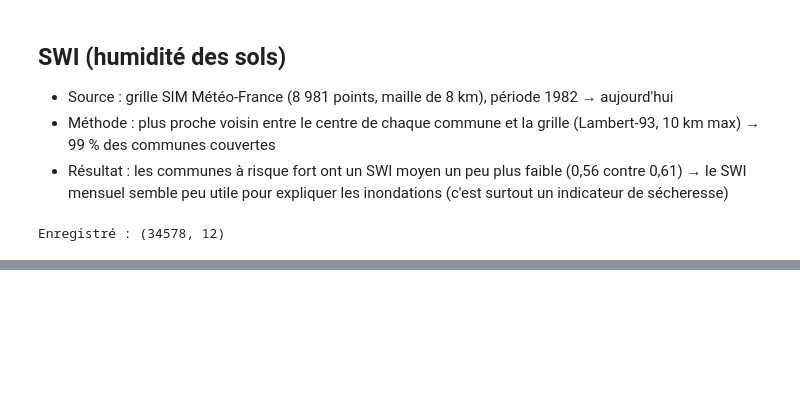
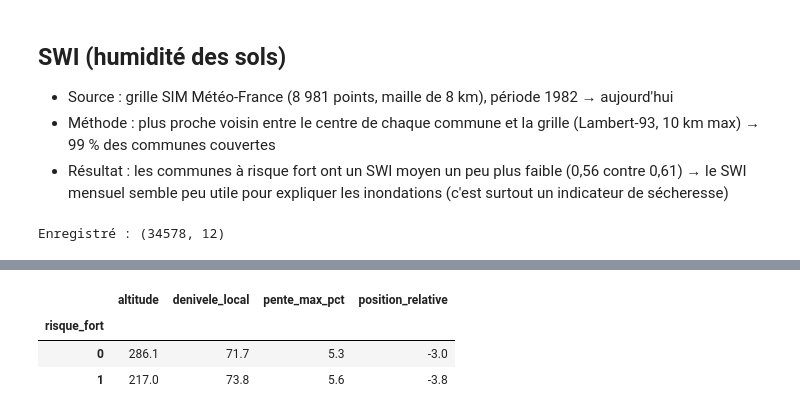
Before and after one commit to Asma-Iam/hydraxai-france, a Jupyter notebook: notebooks/01_exploration_catnat.ipynb, the cells around one changed output, grey strips where cells are left out. Cells and saved outputs as stored; diff of their text form; code cells hidden in the pictures; blank space fills up the shorter version.

Commit message:
Relief IGN (RGE ALTI) : altitude, pente, dénivelé, position relative

```diff
--- a/notebooks/01_exploration_catnat.ipynb
+++ b/notebooks/01_exploration_catnat.ipynb
@@ -322,0 +415,25 @@ Enregistré : (34578, 12)
+# %%
+import os
+
+fichier = "../data/altitudes_points.parquet"
+taille_lot = 200
+
+# Reprendre si un fichier partiel existe déjà
+if os.path.exists(fichier):
+    elev = pd.read_parquet(fichier)["alt"].tolist()
+    print("Reprise à partir de", len(elev))
+else:
+    elev = []
+
+for i in range(len(elev), len(pts_alt), taille_lot):
+    lot = pts_alt.iloc[i:i + taille_lot]
+    elev += altitudes_ign(lot["lat"], lot["lon"])
+    time.sleep(0.3)
+    if (i // taille_lot) % 50 == 0:      # sauvegarde toutes les 50 requêtes
+        pd.DataFrame({"alt": elev}).to_parquet(fichier, index=False)
+        print(f"{len(elev)} / {len(pts_alt)}")
+
+pts_alt["alt"] = elev
+pts_alt.loc[pts_alt["alt"] < -1000, "alt"] = np.nan   # -99999 = pas de donnée (mer)
+pts_alt.to_parquet(fichier, index=False)
+print("Terminé ! Points sans altitude :", pts_alt["alt"].isna().sum())
@@ -322,0 +460,14 @@ Enregistré : (34578, 12)
+# %%
+# Une ligne par commune, une colonne par position (c, n, s, e, o)
+alt = pts_alt.pivot(index="code_commune", columns="pos", values="alt")
+voisins = alt[["n", "s", "e", "o"]]
+
+relief = pd.DataFrame({
+    "altitude": alt["c"],
+    "denivele_local": alt.max(axis=1) - alt.min(axis=1),
+    "pente_max_pct": voisins.sub(alt["c"], axis=0).abs().max(axis=1) / 1000 * 100,
+    "position_relative": alt["c"] - voisins.mean(axis=1),
+}).reset_index()
+
+# Contrôle qualité : les valeurs sont-elles plausibles ?
+print(relief.describe().round(1))
@@ -322,0 +484,11 @@ Enregistré : (34578, 12)
+# %%
+# Ajouter le relief au tableau principal
+df = df.merge(relief, on="code_commune", how="left")
+
+cols = ["altitude", "denivele_local", "pente_max_pct", "position_relative"]
+df.groupby("risque_fort")[cols].mean().round(1)
+# %% [output]
+|  | altitude | denivele_local | pente_max_pct | position_relative |
+| risque_fort |  |  |  |  |
+| 0 | 286.1 | 71.7 | 5.3 | -3.0 |
+| 1 | 217.0 | 73.8 | 5.6 | -3.8 |
```
Also changed, not shown: parts of 8 cells of this notebook, 2 other files.
